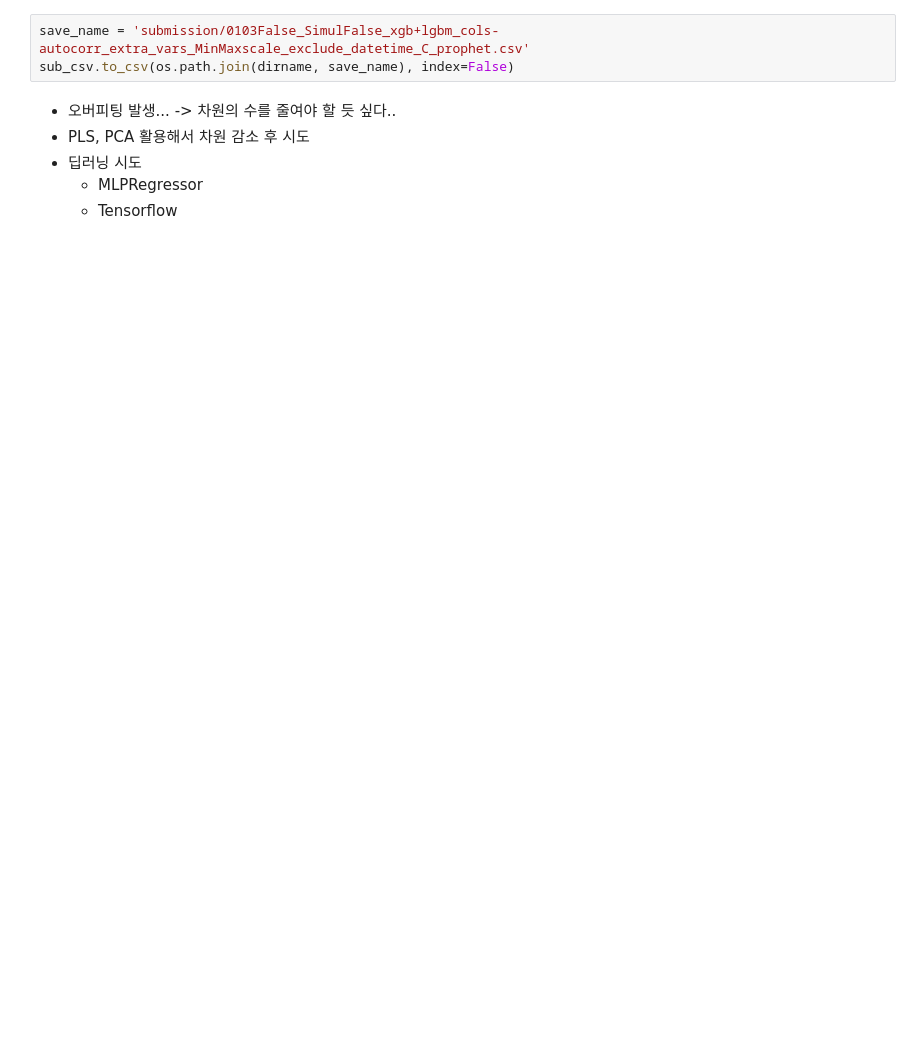
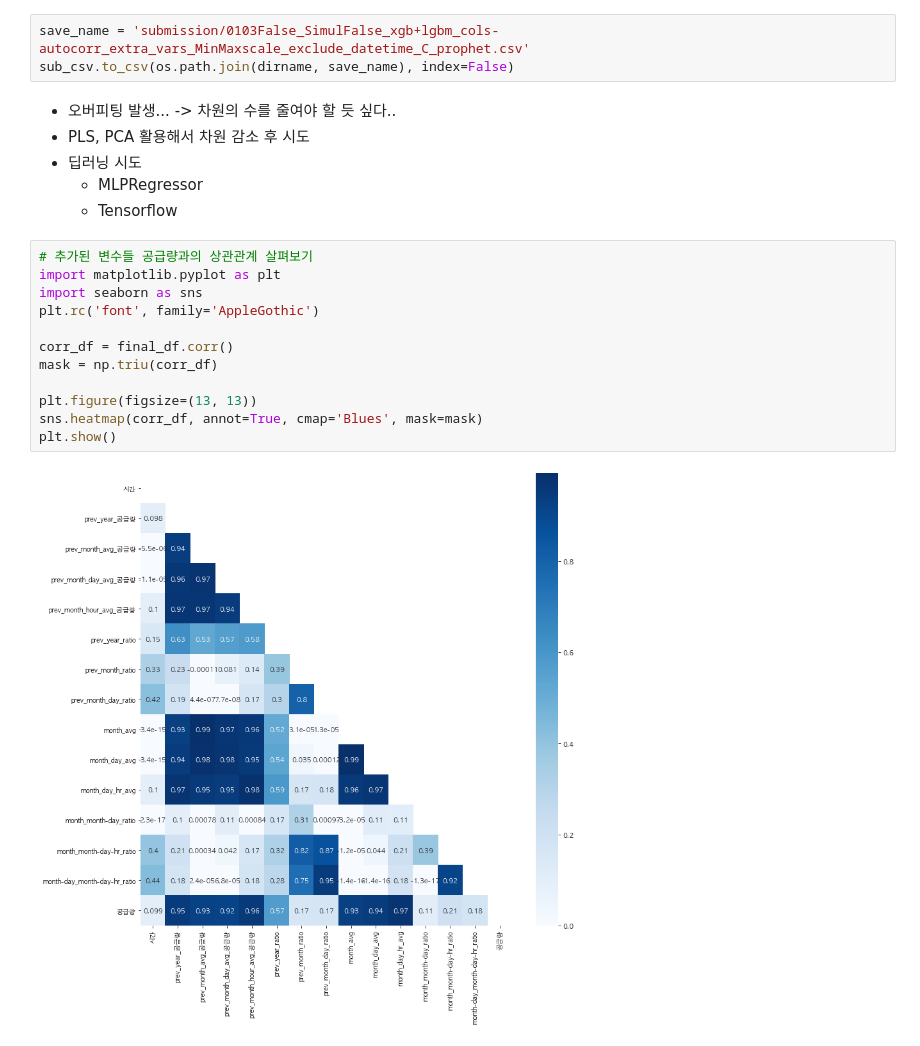
Before and after one commit to young-hun-jo/KaggleStruggle, a Jupyter notebook: dacon_gas/Version5.ipynb, the cells around one changed output. Saved outputs shown, nothing was run; the diff lists cells and outputs as text; blank space fills up the shorter version.

```diff
--- a/dacon_gas/Version5.ipynb
+++ b/dacon_gas/Version5.ipynb
@@ -458,3 +424,17 @@ sub_csv.to_csv(os.path.join(dirname, save_name), index=False)
 - 딥러닝 시도
     - MLPRegressor
     - Tensorflow
+# %%
+# 추가된 변수들 공급량과의 상관관계 살펴보기
+import matplotlib.pyplot as plt
+import seaborn as sns
+plt.rc('font', family='AppleGothic')
+
+corr_df = final_df.corr()
+mask = np.triu(corr_df)
+
+plt.figure(figsize=(13, 13))
+sns.heatmap(corr_df, annot=True, cmap='Blues', mask=mask)
+plt.show()
+# %% [output]
+[figure, added]
```
Also changed, not shown: parts of 25 cells of this notebook.
